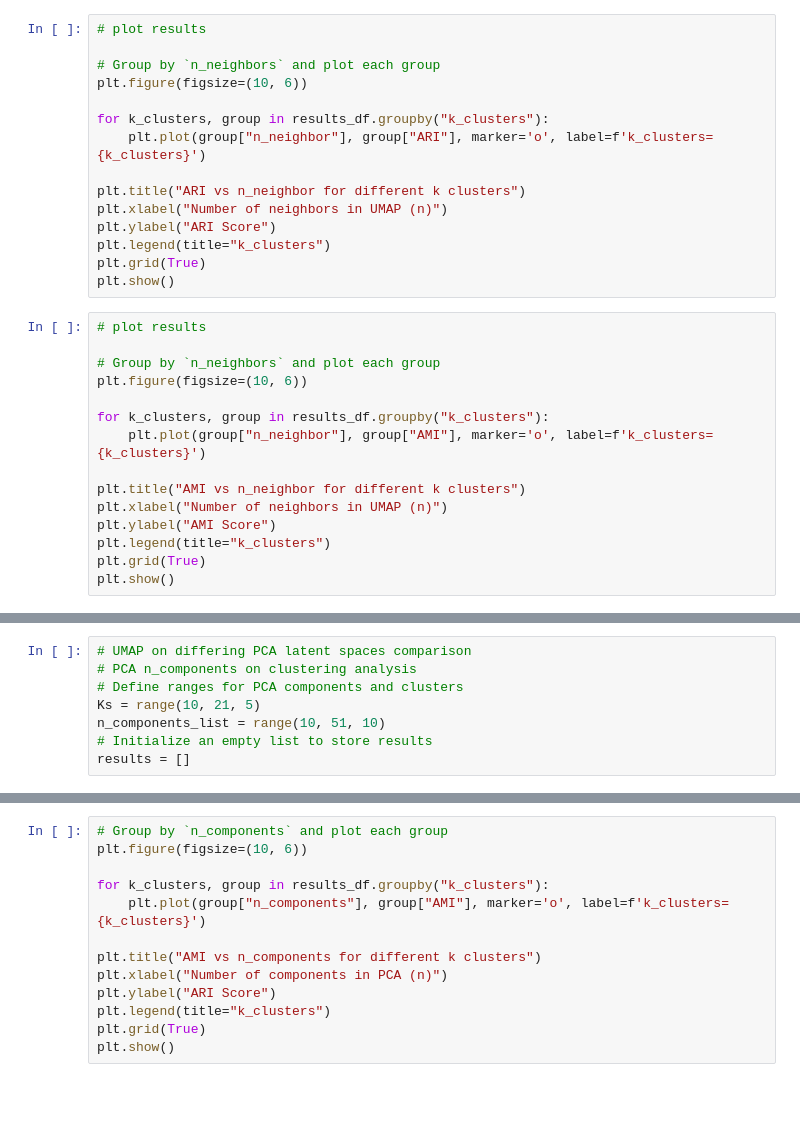
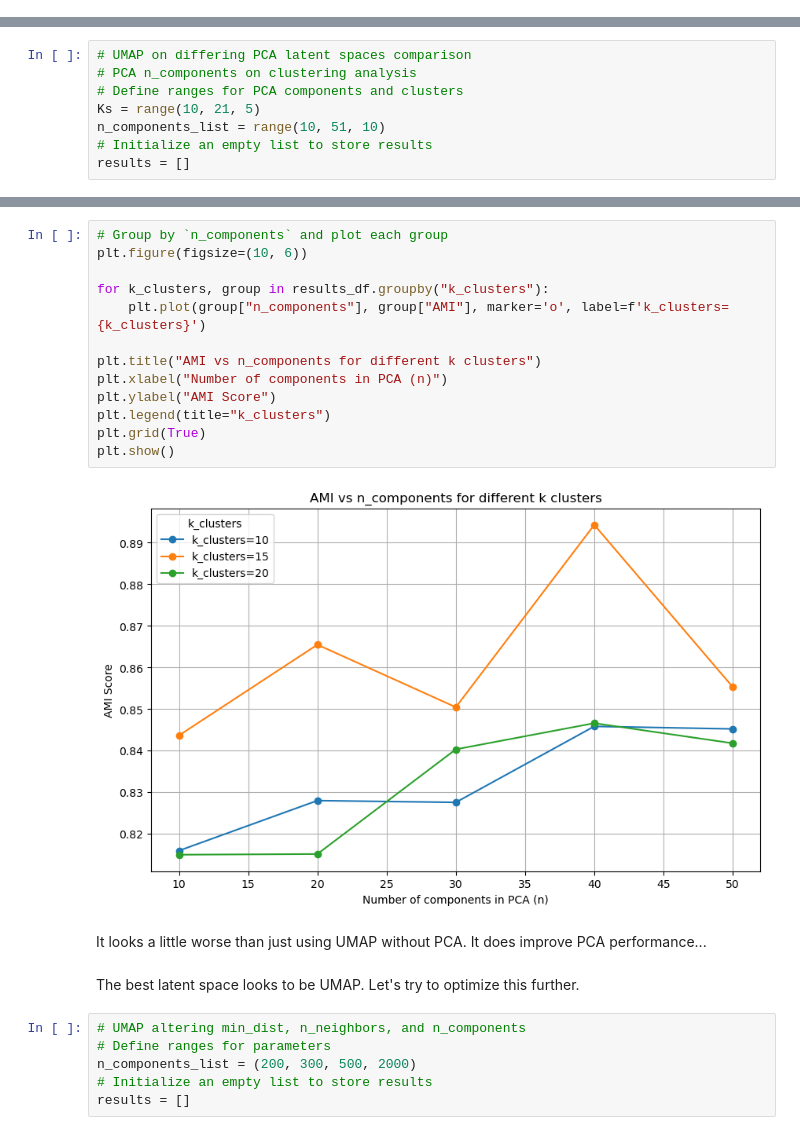
Before and after one commit to klterwelp/CPBS_Assignment03, a Jupyter notebook: 03_assignment/01_dimension_reduction.ipynb, the cells around one changed output, grey strips where cells are left out. Drawn from its saved outputs; the diff is of its cells as text; blank space fills up the shorter version.

```diff
--- a/03_assignment/01_dimension_reduction.ipynb
+++ b/03_assignment/01_dimension_reduction.ipynb
@@ -311,31 +281 @@ print(results_df)
-# %%
-# plot results
-
-# Group by `n_neighbors` and plot each group
-plt.figure(figsize=(10, 6))
-
-for k_clusters, group in results_df.groupby("k_clusters"):
-    plt.plot(group["n_neighbor"], group["ARI"], marker='o', label=f'k_clusters={k_clusters}')
-
-plt.title("ARI vs n_neighbor for different k clusters")
-plt.xlabel("Number of neighbors in UMAP (n)")
-plt.ylabel("ARI Score")
-plt.legend(title="k_clusters")
-plt.grid(True)
-plt.show()
-# %%
-# plot results
-
-# Group by `n_neighbors` and plot each group
-plt.figure(figsize=(10, 6))
-
-for k_clusters, group in results_df.groupby("k_clusters"):
-    plt.plot(group["n_neighbor"], group["AMI"], marker='o', label=f'k_clusters={k_clusters}')
-
-plt.title("AMI vs n_neighbor for different k clusters")
-plt.xlabel("Number of neighbors in UMAP (n)")
-plt.ylabel("AMI Score")
-plt.legend(title="k_clusters")
-plt.grid(True)
-plt.show()
 # %% [markdown]
@@ -398,13 +357,25 @@ plt.show()
 # %%
 # Group by `n_components` and plot each group
 plt.figure(figsize=(10, 6))
 
 for k_clusters, group in results_df.groupby("k_clusters"):
     plt.plot(group["n_components"], group["AMI"], marker='o', label=f'k_clusters={k_clusters}')
 
 plt.title("AMI vs n_components for different k clusters")
 plt.xlabel("Number of components in PCA (n)")
-plt.ylabel("ARI Score")
+plt.ylabel("AMI Score")
 plt.legend(title="k_clusters")
 plt.grid(True)
 plt.show()
+# %% [output]
+[figure, added]
+# %% [markdown]
+It looks a little worse than just using UMAP without PCA. It does improve PCA performance...
+# %% [markdown]
+The best latent space looks to be UMAP. Let's try to optimize this further.
+# %%
+# UMAP altering min_dist, n_neighbors, and n_components
+# Define ranges for parameters
+n_components_list = (200, 300, 500, 2000)
+# Initialize an empty list to store results
+results = []
```
Also changed, not shown: parts of 17 cells of this notebook.
